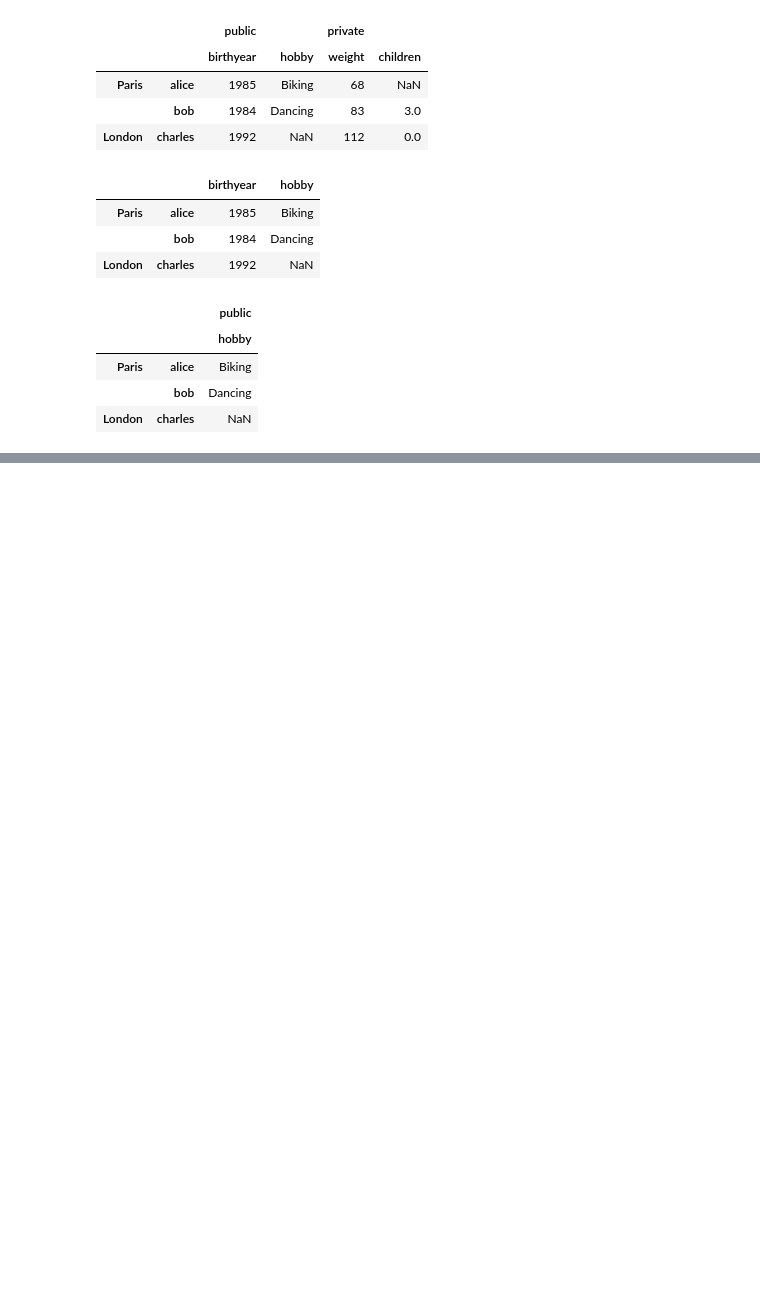
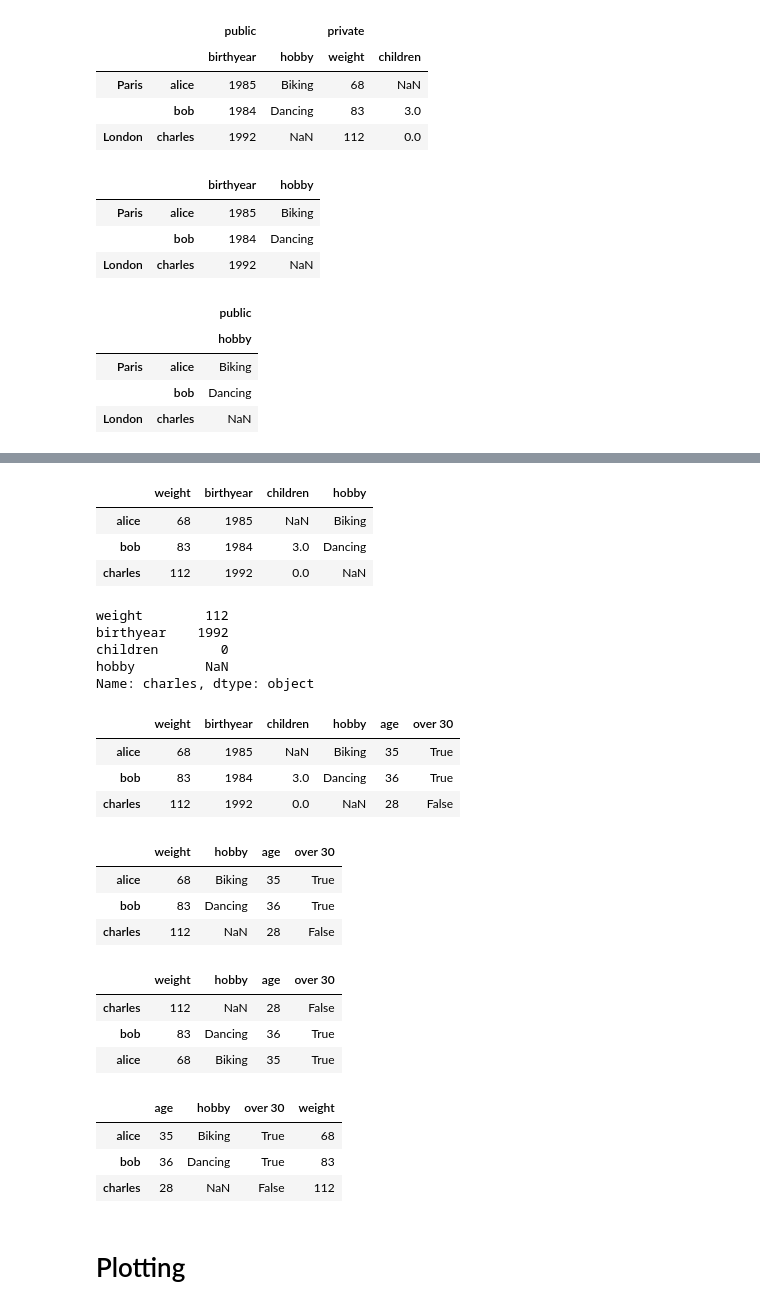
Before and after one commit to umeshraj/hands_on_ml, a Jupyter notebook: utils_pandas.ipynb, the cells around one changed output, grey strips where cells are left out. Saved outputs shown, nothing was run; the diff lists cells and outputs as text; code cells hidden in the pictures; blank space fills up the shorter version.

Commit message:
More dataframe operations

```diff
--- a/utils_pandas.ipynb
+++ b/utils_pandas.ipynb
@@ -387,0 +407,50 @@ pd.DataFrame(d5['public', 'hobby'])
+# %%
+people
+# %% [output]
+|  | weight | birthyear | children | hobby |
+| alice | 68 | 1985 | NaN | Biking |
+| bob | 83 | 1984 | 3.0 | Dancing |
+| charles | 112 | 1992 | 0.0 | NaN |
+# %%
+people.loc['charles']
+# %% [output]
+weight        112
+birthyear    1992
+children        0
+hobby         NaN
+Name: charles, dtype: object
+# %%
+people['age'] = 2020 - people['birthyear']
+people['over 30'] = people['age'] > 30
+
+people
+# %% [output]
+|  | weight | birthyear | children | hobby | age | over 30 |
+| alice | 68 | 1985 | NaN | Biking | 35 | True |
+| bob | 83 | 1984 | 3.0 | Dancing | 36 | True |
+| charles | 112 | 1992 | 0.0 | NaN | 28 | False |
+# %%
+birthyears = people.pop('birthyear')
+del people['children']
+people
+# %% [output]
+|  | weight | hobby | age | over 30 |
+| alice | 68 | Biking | 35 | True |
+| bob | 83 | Dancing | 36 | True |
+| charles | 112 | NaN | 28 | False |
+# %%
+people.sort_index(ascending=False)
+# %% [output]
+|  | weight | hobby | age | over 30 |
+| charles | 112 | NaN | 28 | False |
+| bob | 83 | Dancing | 36 | True |
+| alice | 68 | Biking | 35 | True |
+# %%
+people.sort_index(axis=1)
+# %% [output]
+|  | age | hobby | over 30 | weight |
+| alice | 35 | Biking | True | 68 |
+| bob | 36 | Dancing | True | 83 |
+| charles | 28 | NaN | False | 112 |
+# %% [markdown]
+# Plotting
```
Also changed, not shown: parts of 5 cells of this notebook.
